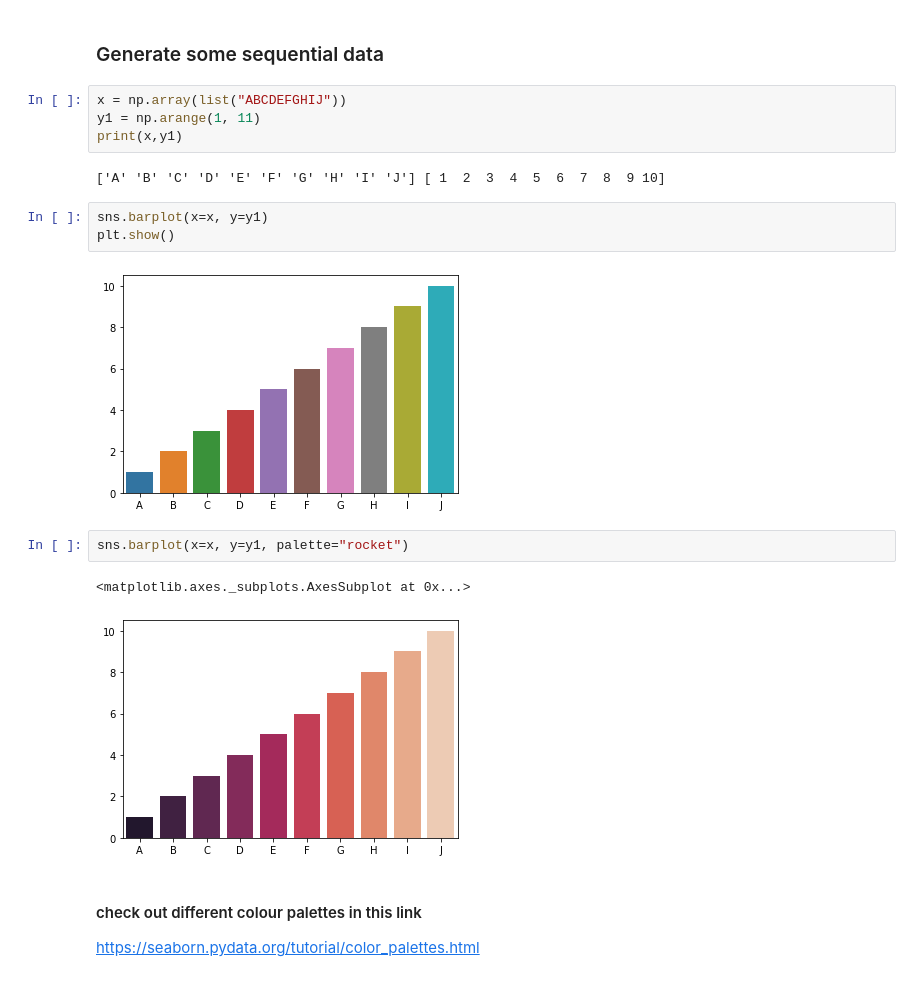
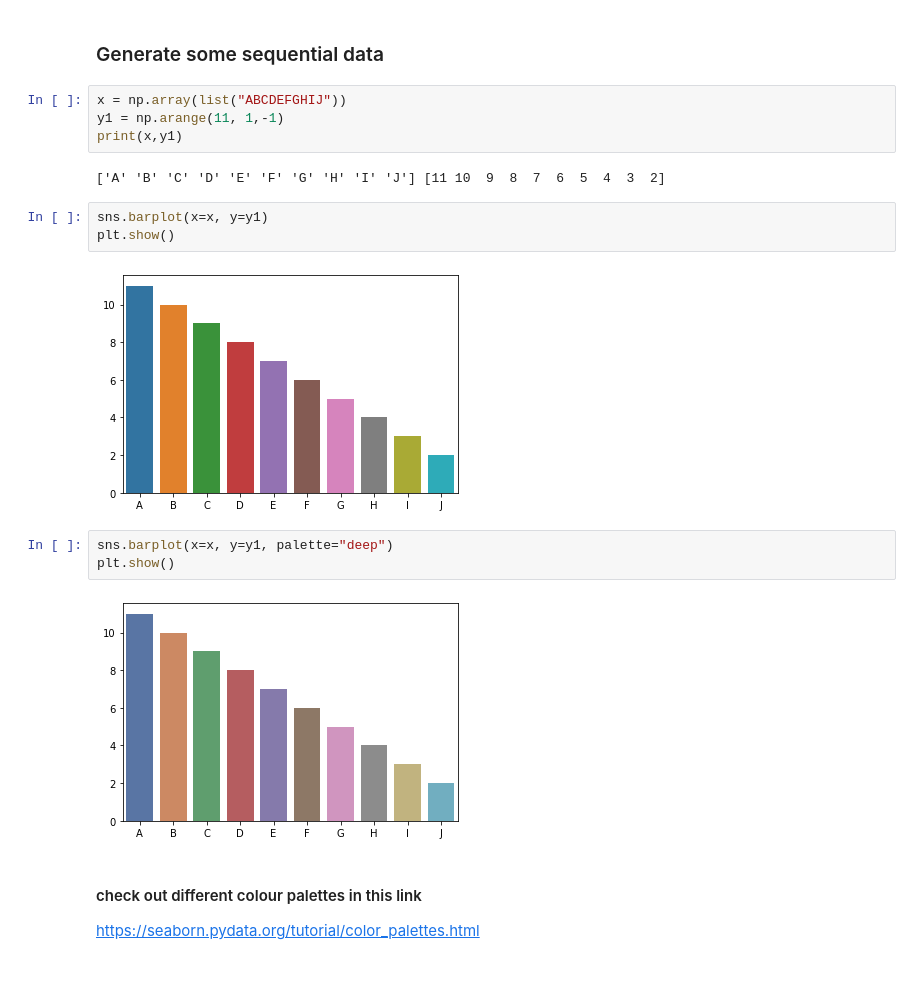
Before and after one commit to recervictory/BOSTON-AI, a Jupyter notebook: Basic Visualization/Introduction to seaborn .ipynb, the cells around one changed output. Drawn from its saved outputs; the diff is of its cells as text.

```diff
--- a/Basic Visualization/Introduction to seaborn .ipynb
+++ b/Basic Visualization/Introduction to seaborn .ipynb
@@ -39,20 +39,20 @@ import seaborn as sns
 ### Generate some sequential data
 # %%
 x = np.array(list("ABCDEFGHIJ"))
-y1 = np.arange(1, 11)
+y1 = np.arange(11, 1,-1)
 print(x,y1)
 # %% [output]
-['A' 'B' 'C' 'D' 'E' 'F' 'G' 'H' 'I' 'J'] [ 1  2  3  4  5  6  7  8  9 10]
+['A' 'B' 'C' 'D' 'E' 'F' 'G' 'H' 'I' 'J'] [11 10  9  8  7  6  5  4  3  2]
 # %%
 sns.barplot(x=x, y=y1)
 plt.show()
 # %% [output]
-[figure, old version]
+[figure, new version]
 # %%
-sns.barplot(x=x, y=y1, palette="rocket")
+sns.barplot(x=x, y=y1, palette="deep")
+plt.show()
 # %% [output]
-<matplotlib.axes._subplots.AxesSubplot at 0x...>
-[figure, old version]
+[figure, new version]
 # %% [markdown]
 #### check out different colour palettes in this link
 https://seaborn.pydata.org/tutorial/color_palettes.html
```
Also changed, not shown: parts of 13 cells of this notebook, 14 other files.
